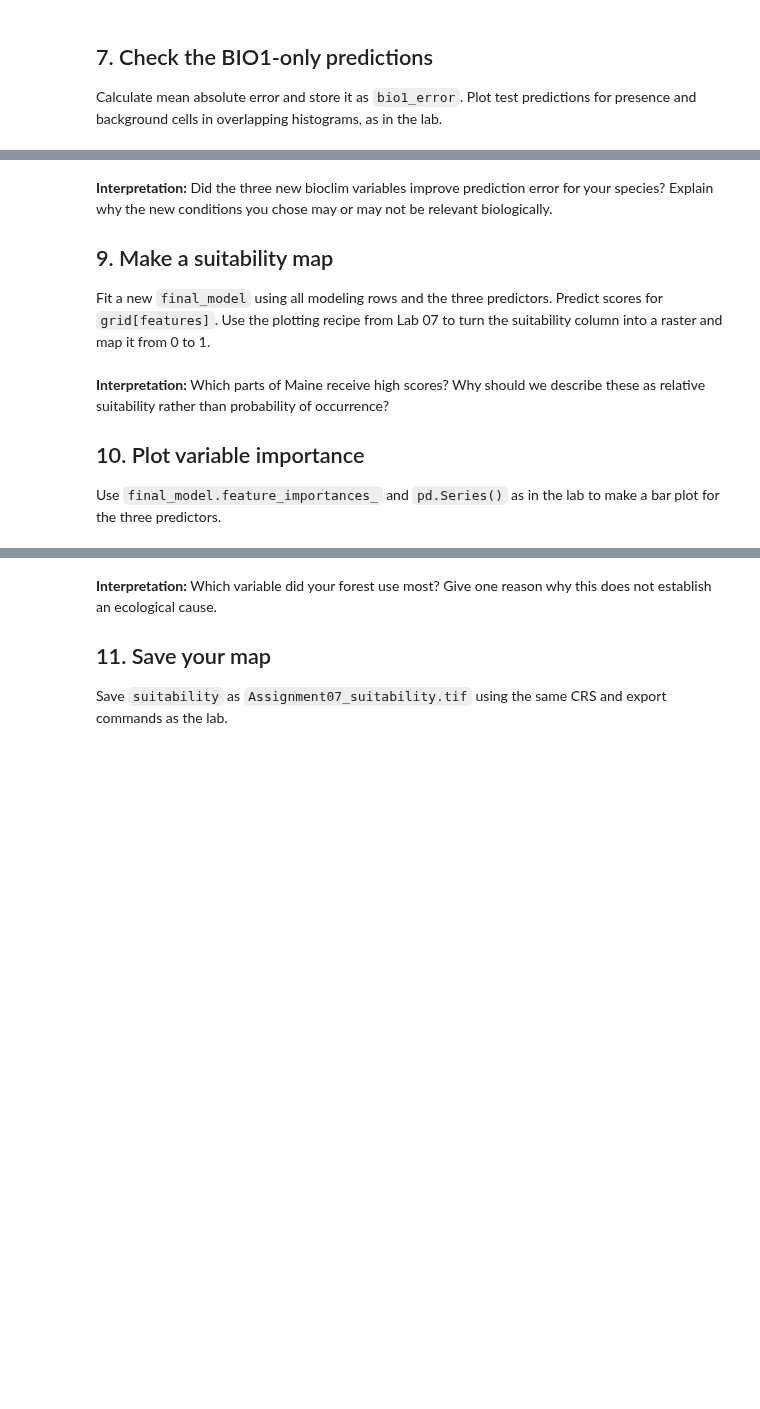
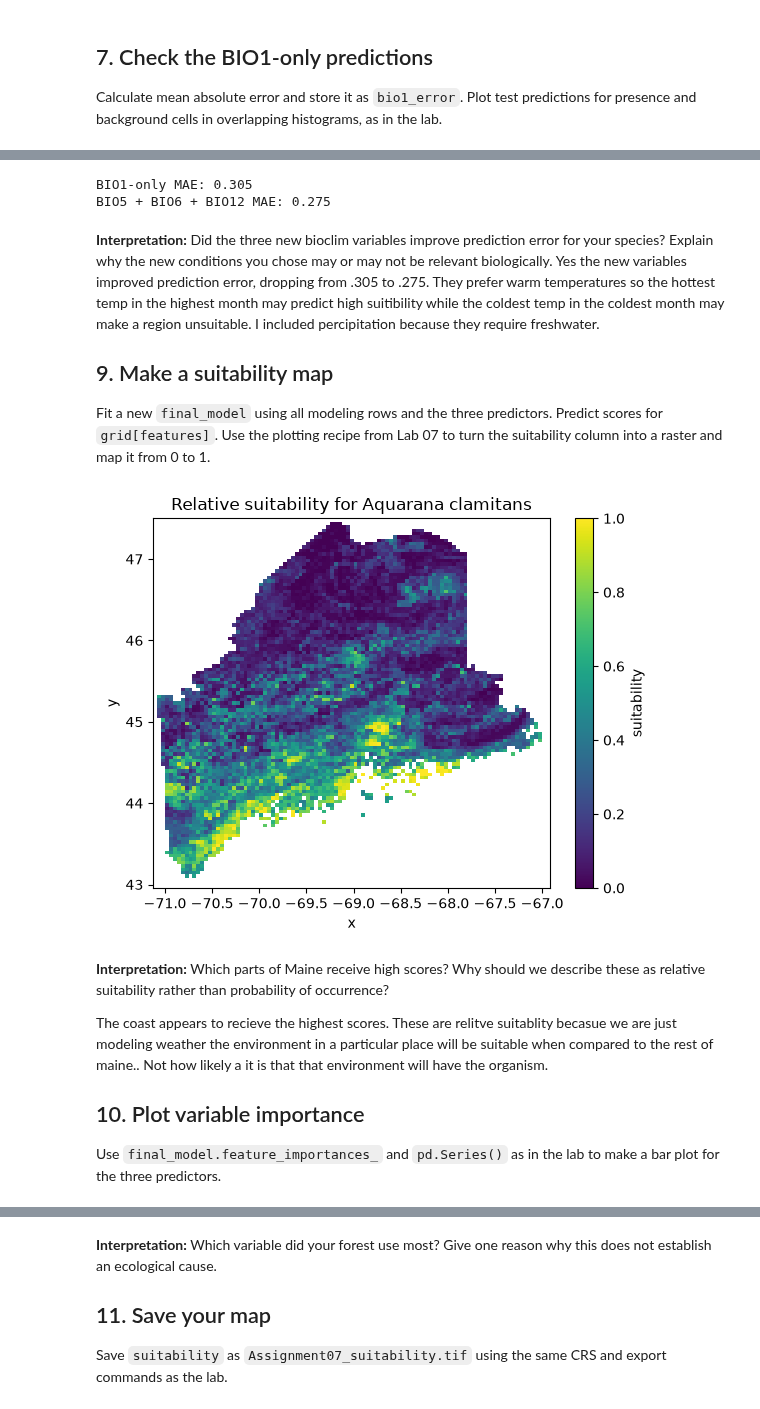
Before and after one commit to drewgutt/BIO597-SpatialBiodiversity, a Jupyter notebook: docs/assignments/Assignment-07-MachineLearningSDM.ipynb, the cells around one changed output, grey strips where cells are left out. Saved outputs shown, nothing was run; the diff lists cells and outputs as text; code cells hidden in the pictures; blank space fills up the shorter version.

```diff
--- a/docs/assignments/Assignment-07-MachineLearningSDM.ipynb
+++ b/docs/assignments/Assignment-07-MachineLearningSDM.ipynb
@@ -100,20 +238,65 @@ Change `features` to `["bio_X", "bio_XX", "bio_XX"]` (replacing the "X" values w
 index of the bioclim variables you chose). Create a new feature table (`X`) selecting just the features of interest and perform a new test/train split. Fit a new forest with these three predictors and calculate `three_variable_error`. Print both MAEs together.
 # %%
 # Select the three predictor columns from the existing training and test tables.
+features = ["bio_5", "bio_6", "bio_12"]
+
 # Fit three_variable_model and predict the same withheld cells.
+X = model_data[features]
+
+X_train, X_test, y_train, y_test = train_test_split(
+    X,
+    y,
+    test_size=0.25,
+    random_state=597,
+)
+
+three_variable_model = RandomForestRegressor(
+    n_estimators=100, min_samples_leaf=5, random_state=2,
+)
+
+three_variable_model.fit(X_train, y_train)
+three_variable_prediction = three_variable_model.predict(X_test)
 # Calculate three_variable_error and print it beside bio1_error.
+three_variable_error = mean_absolute_error(y_test, three_variable_prediction)
+
+print("BIO1-only MAE:", round(bio1_error, 3))
+print("BIO5 + BIO6 + BIO12 MAE:", round(three_variable_error, 3))
+# %% [output]
+BIO1-only MAE: 0.305
+BIO5 + BIO6 + BIO12 MAE: 0.275
 # %% [markdown]
 **Interpretation:** Did the three new bioclim variables improve prediction error for your species? Explain why the new conditions you chose may or may not be relevant biologically.
-
+Yes the new variables improved prediction error, dropping from .305 to .275. They prefer warm temperatures so the hottest temp in the highest month may predict high suitibility while the coldest temp in the coldest month may make a region unsuitable. I included percipitation because they require freshwater.
 ## 9. Make a suitability map
 
 Fit a new `final_model` using all modeling rows and the three predictors. Predict scores for `grid[features]`. Use the plotting recipe from Lab 07 to turn the suitability column into a raster and map it from 0 to 1.
 # %%
 # Update X to include all three predictors.
+
+X = model_data[features]
+
 # Fit final_model with the same forest settings.
+final_model = RandomForestRegressor(
+    n_estimators=100, min_samples_leaf=5, random_state=597,
+)
+
 # Add grid["suitability"], convert it to a raster named suitability, and plot it.
+final_model.fit(X, y)
+grid["suitability"] = final_model.predict(grid[features])
+
+
+suitability = grid.set_index(["y", "x"])["suitability"].to_xarray()
+suitability = suitability.reindex(y=climate.y, x=climate.x)
+
+suitability.plot(vmin=0, vmax=1, cmap="viridis")
+plt.title(f"Relative suitability for {target_species}")
+plt.show()
+# %% [output]
+[figure, added]
 # %% [markdown]
 **Interpretation:** Which parts of Maine receive high scores? Why should we describe these as relative suitability rather than probability of occurrence?
+
+The coast appears to recieve the highest scores. These are relitve suitablity becasue we are just modeling weather the environment in a particular place will be suitable when compared to the rest of maine.. Not how likely a it is that that environment will have the organism.
 
 ## 10. Plot variable importance
 
```
Also changed, not shown: parts of 16 cells of this notebook, 1 other file.
